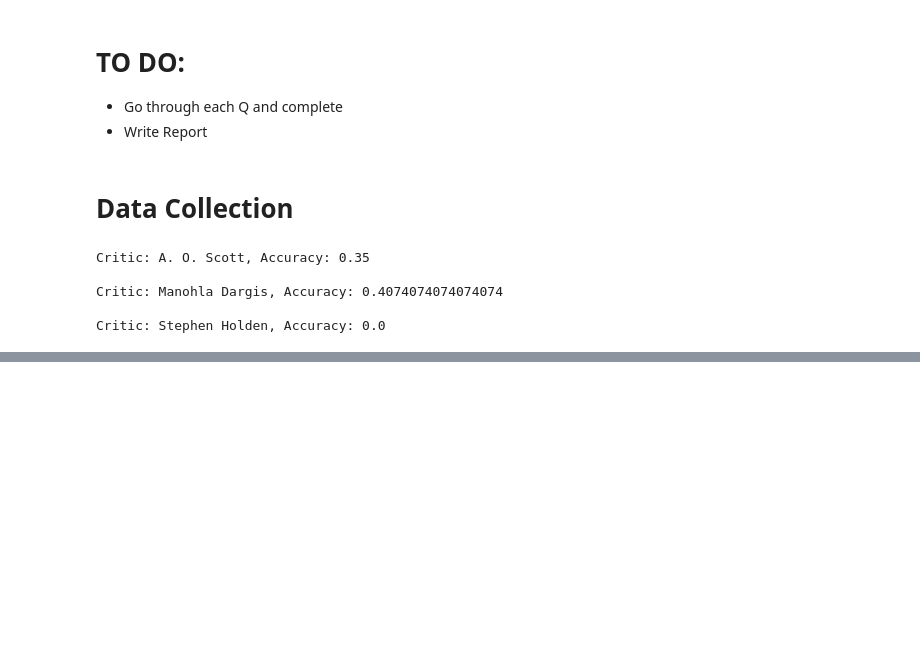
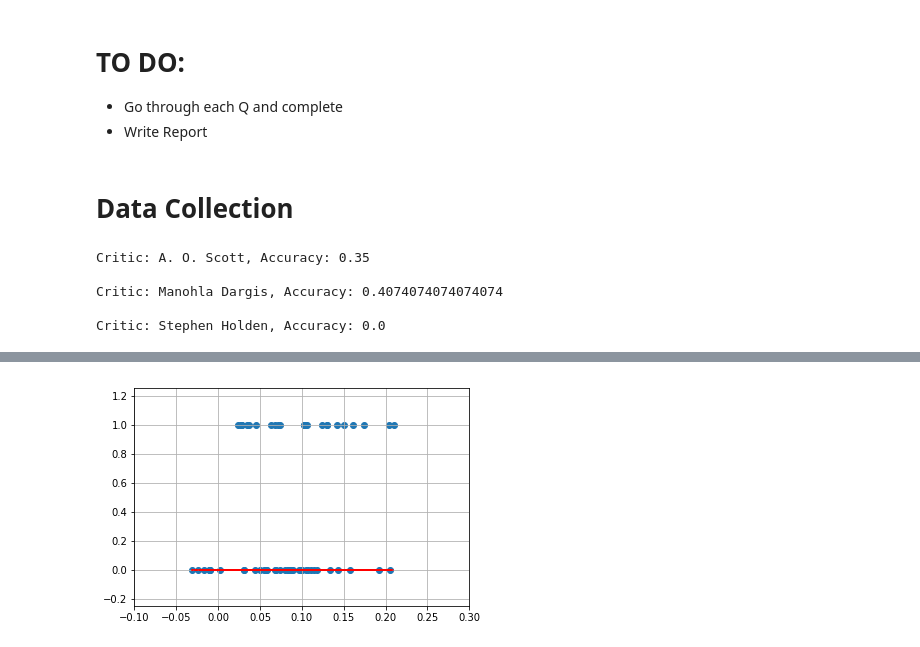
Before and after one commit to angadkalra/NYTimes-Movie-Critics, a Jupyter notebook: ProjectCode.ipynb, the cells around one changed output, grey strips where cells are left out. Drawn from its saved outputs; the diff is of its cells as text; code cells hidden in the pictures; blank space fills up the shorter version.

```diff
--- a/ProjectCode.ipynb
+++ b/ProjectCode.ipynb
@@ -180,3 +166,22 @@ plt.show()
+# %%
+# Analyze Critic Pick vs Sentiment Analysis
+
+import matplotlib.pyplot as plt
+from sklearn import linear_model
+
+x_vals = movie_review_sentiment["review_sentiment"].values
+y_vals = np.array([int(x) for x in movie_review_sentiment["critic_pick"]])
+
+model = linear_model.LogisticRegression().fit(x_vals.reshape(-1,1), y_vals)
+y_pred = model.predict(x_vals.reshape(-1,1))
+
+plt.scatter(x_vals, y_vals)
+plt.plot(x_vals, y_pred, 'r--')
+plt.axis([-0.1, 0.30, -0.25, 1.25])
+plt.grid(True)
+plt.show()
+# %% [output]
+[figure, added]
 # %%
 # Top 100 revenue movie characteristics
 import time
```
Also changed, not shown: parts of 10 cells of this notebook, 1 other file.
